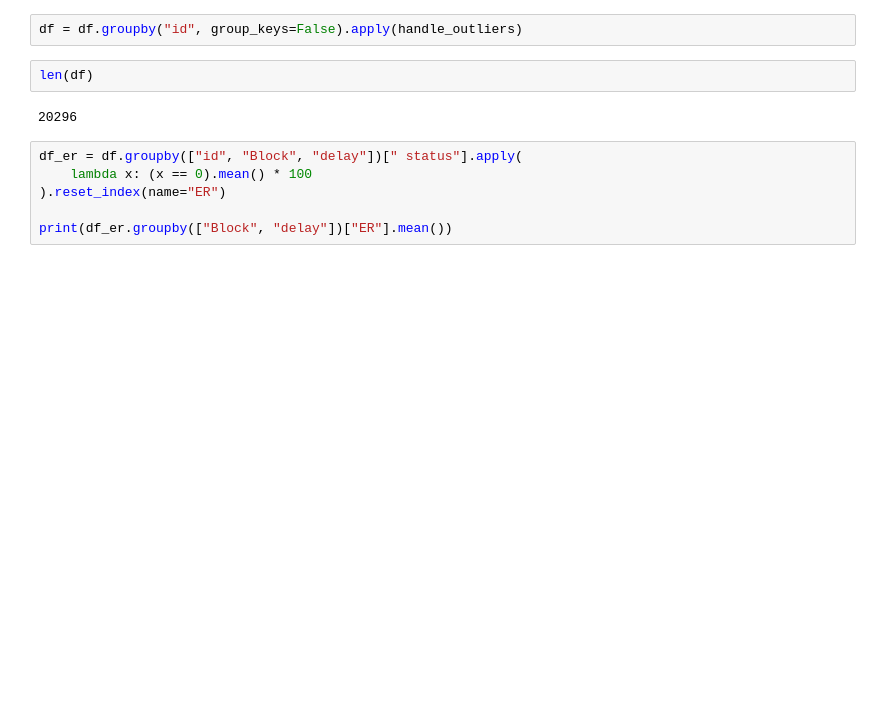
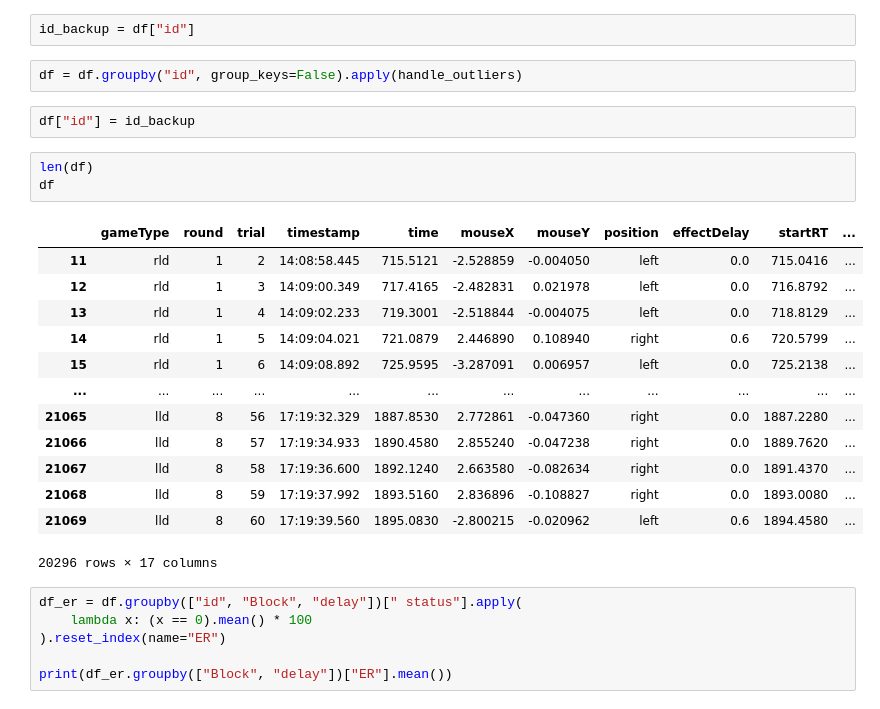
Before and after one commit to Michael1Mueller/Analyse-der-Latenz-induzierten-Nutzerverlangsamung-anhand-Mausbewegungsdaten, a Jupyter notebook: mainStudy/effect.ipynb, the cells around one changed output. Drawn from its saved outputs; the diff is of its cells as text; blank space fills up the shorter version.

```diff
--- a/mainStudy/effect.ipynb
+++ b/mainStudy/effect.ipynb
@@ -136,9 +152,26 @@ def handle_outliers(group):
+# %%
+id_backup = df["id"]
 # %%
 df = df.groupby("id", group_keys=False).apply(handle_outliers)
+# %%
+df["id"] = id_backup
 # %%
 len(df)
+df
 # %% [output]
+|  | gameType | round | trial | timestamp | time | mouseX | mouseY | position | effectDelay | startRT | ... |
+| 11 | rld | 1 | 2 | 14:08:58.445 | 715.5121 | -2.528859 | -0.004050 | left | 0.0 | 715.0416 | ... |
+| 12 | rld | 1 | 3 | 14:09:00.349 | 717.4165 | -2.482831 | 0.021978 | left | 0.0 | 716.8792 | ... |
+| 13 | rld | 1 | 4 | 14:09:02.233 | 719.3001 | -2.518844 | -0.004075 | left | 0.0 | 718.8129 | ... |
+| 14 | rld | 1 | 5 | 14:09:04.021 | 721.0879 | 2.446890 | 0.108940 | right | 0.6 | 720.5799 | ... |
+| 15 | rld | 1 | 6 | 14:09:08.892 | 725.9595 | -3.287091 | 0.006957 | left | 0.0 | 725.2138 | ... |
+| ... | ... | ... | ... | ... | ... | ... | ... | ... | ... | ... | ... |
+| 21065 | lld | 8 | 56 | 17:19:32.329 | 1887.8530 | 2.772861 | -0.047360 | right | 0.0 | 1887.2280 | ... |
+| 21066 | lld | 8 | 57 | 17:19:34.933 | 1890.4580 | 2.855240 | -0.047238 | right | 0.0 | 1889.7620 | ... |
+| 21067 | lld | 8 | 58 | 17:19:36.600 | 1892.1240 | 2.663580 | -0.082634 | right | 0.0 | 1891.4370 | ... |
+| 21068 | lld | 8 | 59 | 17:19:37.992 | 1893.5160 | 2.836896 | -0.108827 | right | 0.0 | 1893.0080 | ... |
+| 21069 | lld | 8 | 60 | 17:19:39.560 | 1895.0830 | -2.800215 | -0.020962 | left | 0.6 | 1894.4580 | ... |
-20296
+20296 rows × 17 columns
 # %%
 df_er = df.groupby(["id", "Block", "delay"])[" status"].apply(
     lambda x: (x == 0).mean() * 100
```
Also changed, not shown: parts of 17 cells of this notebook, 5 other files.
